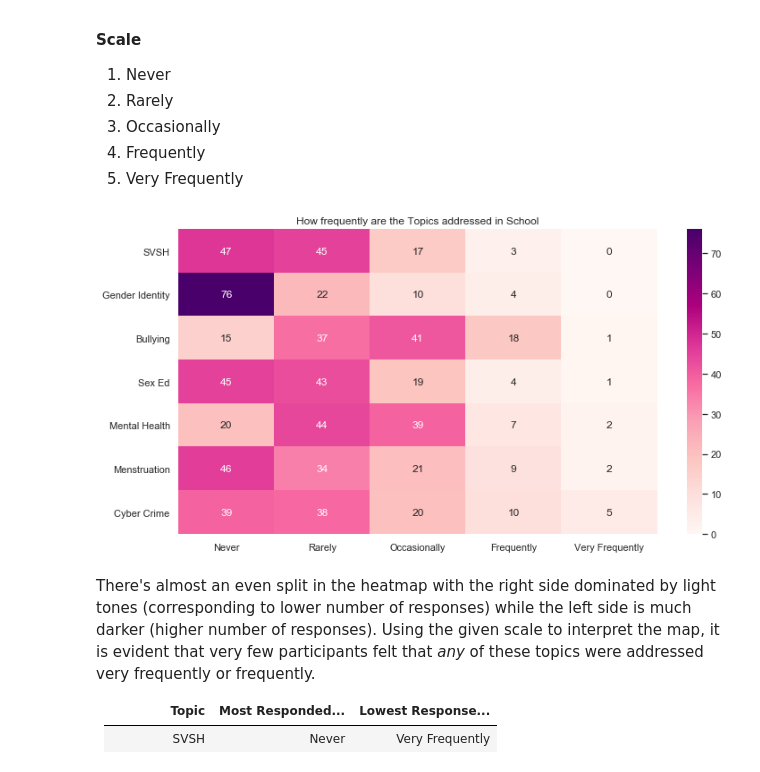
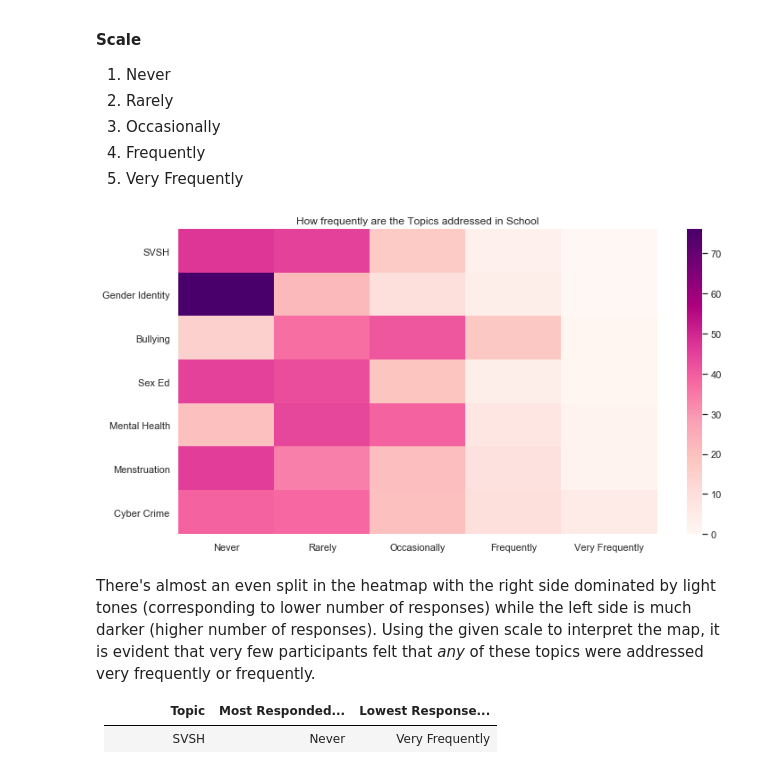
Before and after one commit to anusha0712/Sex-Ed-Survey, a Jupyter notebook: Education Survey.ipynb, the cells around one changed output. Drawn from its saved outputs; the diff is of its cells as text; code cells hidden in the pictures.

```diff
--- a/Education Survey.ipynb
+++ b/Education Survey.ipynb
@@ -240,35 +240,35 @@ metric = ["Never","Rarely","Occasionally","Frequently","Very Frequently"]
 matrix_df = pd.DataFrame(index = topics)
 
 never,rarely, occasionally, freq, vfreq = [],[],[],[],[]
 
 #column numbers we want to extract from survey
 columns = [20,21,22,23,24,25,28]
 
 #our data is not tidy. This loop is to create a frequency matrix of the form topicx x metrics
 for i in columns:
     count = dict(survey[survey.columns[i]].value_counts())
     for j in metric:
         if j not in count.keys():
             count[j] = 0
     never.append(count["Never"])
     rarely.append(count["Rarely"])
     occasionally.append(count["Occasionally"])
     freq.append(count["Frequently"])
     vfreq.append(count["Very Frequently"])
 
 # add data to your DataFrame
 matrix_df["Never"] = never
 matrix_df["Rarely"] = rarely
 matrix_df["Occasionally"] = occasionally
 matrix_df["Frequently"] = freq
 matrix_df["Very Frequently"] = vfreq
 matrix_df.sort_values(by = "Very Frequently", inplace = True, ascending = True)
 matrix_df
 
-sns.heatmap(matrix_df,cmap = 'RdPu', annot=True);
+sns.heatmap(matrix_df,cmap = 'RdPu', annot=False);
 plt.title("How frequently are the Topics addressed in School");
 # %% [output]
-[figure, old version]
+[figure, new version]
 # %% [markdown]
 There's almost an even split in the heatmap with the right side dominated by light tones (corresponding to lower number of responses) while the left side is much darker (higher number of responses). Using the given scale to interpret the map, it is evident that very few participants felt that _any_ of these topics were addressed very frequently or frequently.
 
```
Also changed, not shown: parts of 12 cells of this notebook, 4 other files.
